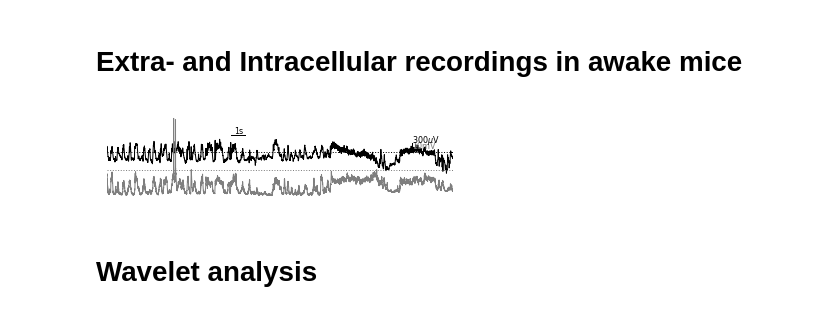
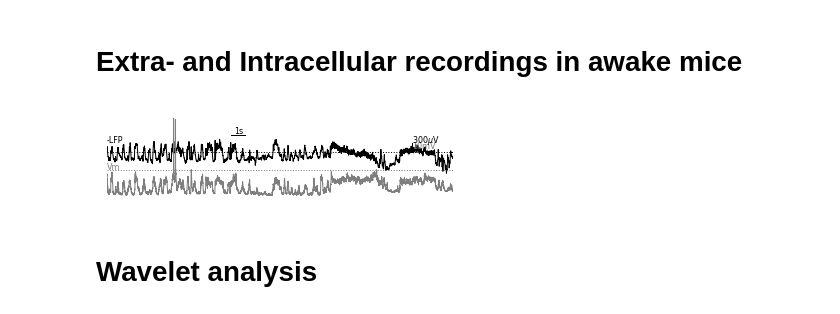
Before and after one commit to yzerlaut/NSI-paper, a Jupyter notebook: Notebook.ipynb, the cells around one changed output. Drawn from its saved outputs; the diff is of its cells as text; code cells hidden in the pictures.

```diff
--- a/Notebook.ipynb
+++ b/Notebook.ipynb
@@ -40,33 +40,35 @@ spikes=50
 vm_color=Grey
 LFP_color='k'
 Vm_bar = 10
 LFP_bar=0.3
 T_bar=1.
 LFP_loc=-20
 # fig, ax = show_vm_and_lfp(t, Vm, Extra, 153.5, 25, spikes=20,  Vm_bar=10, LFP_bar=0.3)
 
 cond = (t>t0) & (t<t0+width)
 fig, ax = figure(figsize=(.6,.15), left=.01, bottom=.1)
 ax = plt.subplot2grid((4, 1), (0, 0), rowspan=3)
 ax.plot(t[cond][::100], Extra[cond].mean()-Extra[cond][::100]/LFP_bar*Vm_bar+LFP_loc, '-', lw=1,
                         color=LFP_color)
 cond = cond & (Vm<spikes)
 ax.plot(t[cond], Vm[cond], '-', color=vm_color, lw=1)
 ax.plot([t[cond][0], t[cond][-1]], LFP_loc*np.ones(2), ':', color=LFP_color, lw=1)
 ax.plot([t[cond][0], t[cond][-1]], -50*np.ones(2), ':', color=vm_color, lw=1)
 # Tbar
 ax.plot([t[cond][0]+T_bar+8, t[cond][0]+2*T_bar+8], [10, 10], 'k-', lw=1)
 ax.annotate(str(int(T_bar))+'s', (t[cond][0]+T_bar+8+.2, 11), fontsize=FONTSIZE)
 # Vm-LFP bar
 ax.plot([t[cond][-1]-3*T_bar, t[cond][-1]-3*T_bar], [LFP_loc/5, LFP_loc/5-Vm_bar], 'k-', lw=1)
 ax.annotate(str(int(Vm_bar))+'mV', (t[cond][-1]-3*T_bar, LFP_loc/5-Vm_bar), fontsize=FONTSIZE, color=vm_color)
 ax.annotate(str(int(1e3*LFP_bar))+'$\mu$V', (t[cond][-1]-3*T_bar, LFP_loc/5),
             fontsize=FONTSIZE, color=LFP_color)
 set_plot(ax, [], xlim=[t[cond][0], t[cond][-1]], xticks=[], yticks=[])
+ax.annotate('Vm', (t[cond][0], -50), fontsize=FONTSIZE, color=vm_color)
+ax.annotate('-LFP', (t[cond][0], LFP_loc/5), fontsize=FONTSIZE, color=LFP_color)
 
 # for tt, c in zip([165, 155, 175.2], ['C0', 'C4', 'C1']): ax.plot([tt], [-70], '*', color=c, ms=14)
 fig.savefig(desktop+'fig.svg')
 # %% [output]
-[figure, old version]
+[figure, new version]
 # %% [markdown]
 # Wavelet analysis
```
Also changed, not shown: parts of 10 cells of this notebook, 2 other files.
